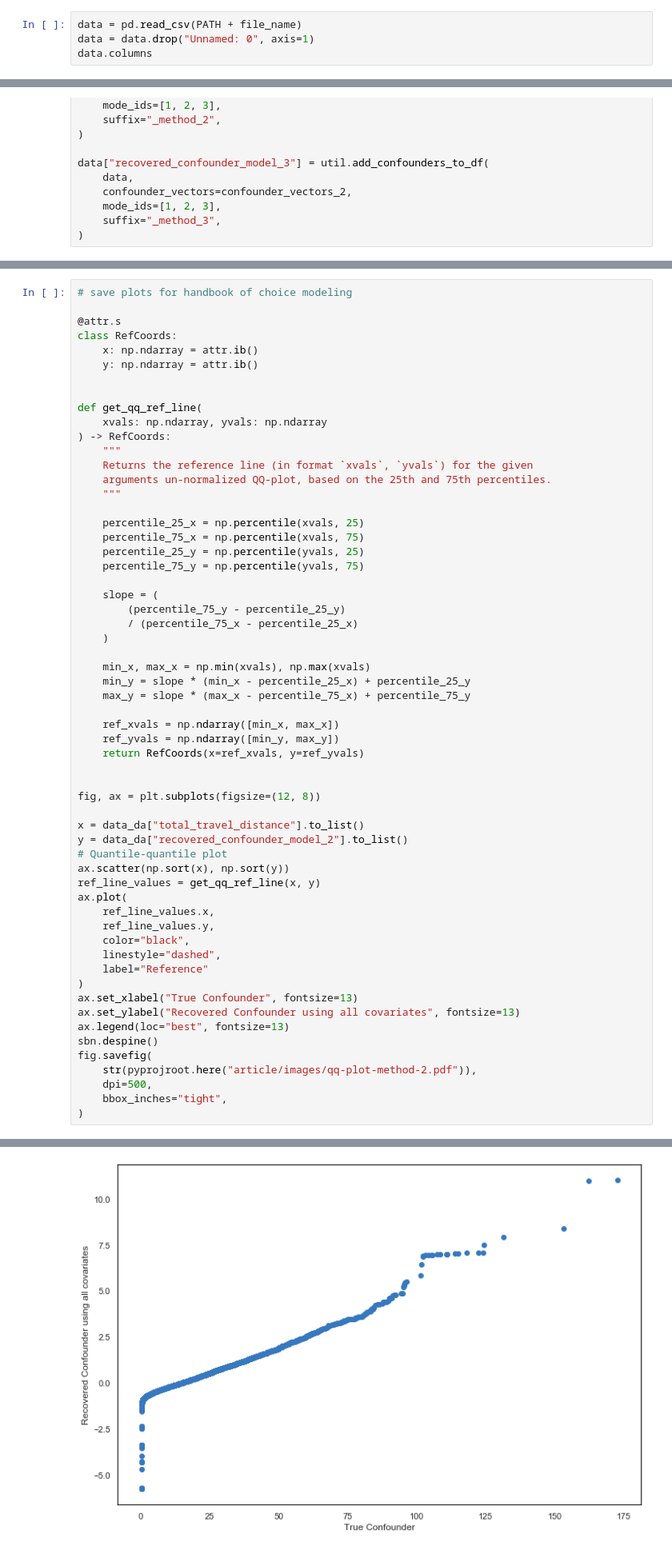
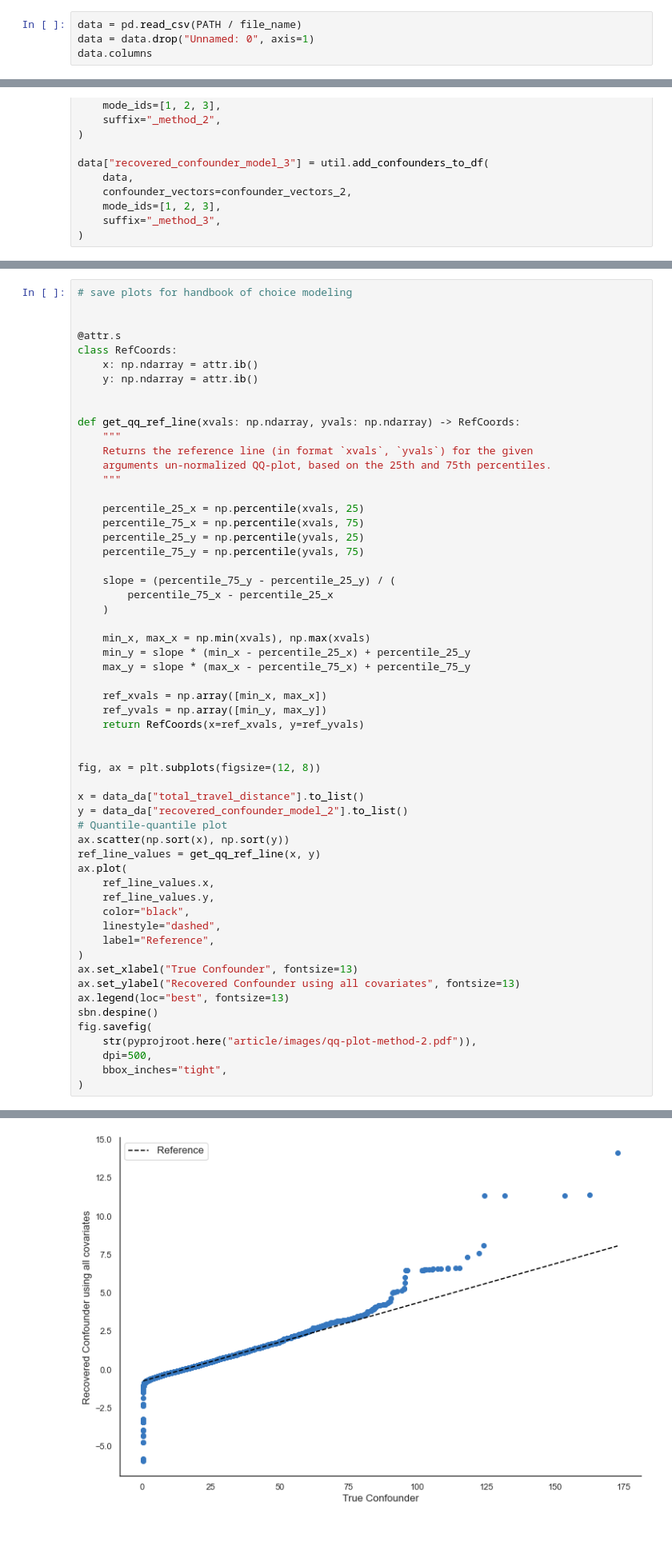
Before and after one commit to hassan-obeid/tr_b_causal_2020, a Jupyter notebook: notebooks/working/ho_deconfounder_on_sim_data.ipynb, the cells around one changed output, grey strips where cells are left out. Shown: that part at 80% size. Drawn from its saved outputs; the diff is of its cells as text.

```diff
--- a/notebooks/working/ho_deconfounder_on_sim_data.ipynb
+++ b/notebooks/working/ho_deconfounder_on_sim_data.ipynb
@@ -47,5 +47,5 @@ tf.random.set_seed(SEED)
 # %%
-data = pd.read_csv(PATH + file_name)
+data = pd.read_csv(PATH / file_name)
 data = data.drop("Unnamed: 0", axis=1)
 data.columns
 # %% [output]
@@ -399,5 +403,6 @@ data_da.plot.scatter("total_travel_distance", "recovered_confounder_model_3")
 # %%
 # save plots for handbook of choice modeling
+
 
 @attr.s
 class RefCoords:
@@ -405,9 +410,7 @@ class RefCoords:
     y: np.ndarray = attr.ib()
 
 
-def get_qq_ref_line(
-    xvals: np.ndarray, yvals: np.ndarray
-) -> RefCoords:
+def get_qq_ref_line(xvals: np.ndarray, yvals: np.ndarray) -> RefCoords:
     """
     Returns the reference line (in format `xvals`, `yvals`) for the given
     arguments un-normalized QQ-plot, based on the 25th and 75th percentiles.
@@ -418,17 +421,16 @@ def get_qq_ref_line(
     percentile_25_y = np.percentile(yvals, 25)
     percentile_75_y = np.percentile(yvals, 75)
 
-    slope = (
-        (percentile_75_y - percentile_25_y)
-        / (percentile_75_x - percentile_25_x)
+    slope = (percentile_75_y - percentile_25_y) / (
+        percentile_75_x - percentile_25_x
     )
 
     min_x, max_x = np.min(xvals), np.max(xvals)
     min_y = slope * (min_x - percentile_25_x) + percentile_25_y
     max_y = slope * (max_x - percentile_75_x) + percentile_75_y
 
-    ref_xvals = np.ndarray([min_x, max_x])
-    ref_yvals = np.ndarray([min_y, max_y])
+    ref_xvals = np.array([min_x, max_x])
+    ref_yvals = np.array([min_y, max_y])
     return RefCoords(x=ref_xvals, y=ref_yvals)
 
 
@@ -444,7 +446,7 @@ ax.plot(
     ref_line_values.y,
     color="black",
     linestyle="dashed",
-    label="Reference"
+    label="Reference",
 )
 ax.set_xlabel("True Confounder", fontsize=13)
 ax.set_ylabel("Recovered Confounder using all covariates", fontsize=13)
@@ -460,4 +461,4 @@ Text(0, 0.5, 'Recovered Confounder using all covariates')
-[figure, old version]
+[figure, new version]
 # %%
 # save plots for handbook of choice modeling
 
```
Also changed, not shown: parts of 12 cells of this notebook, 1 other file.
